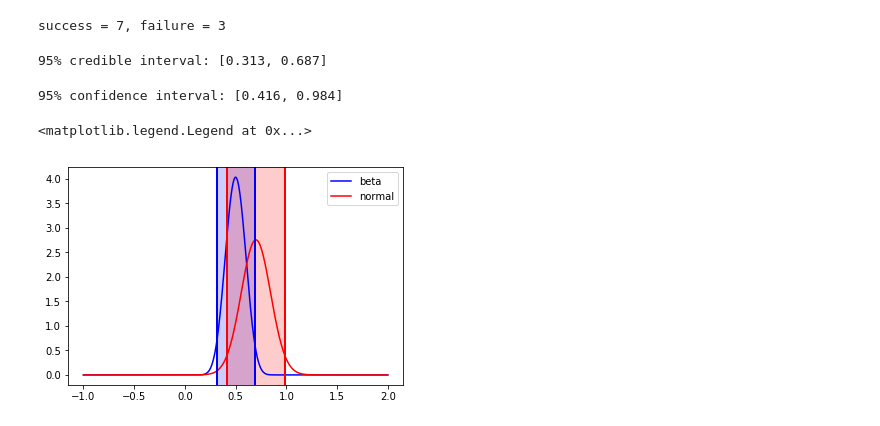
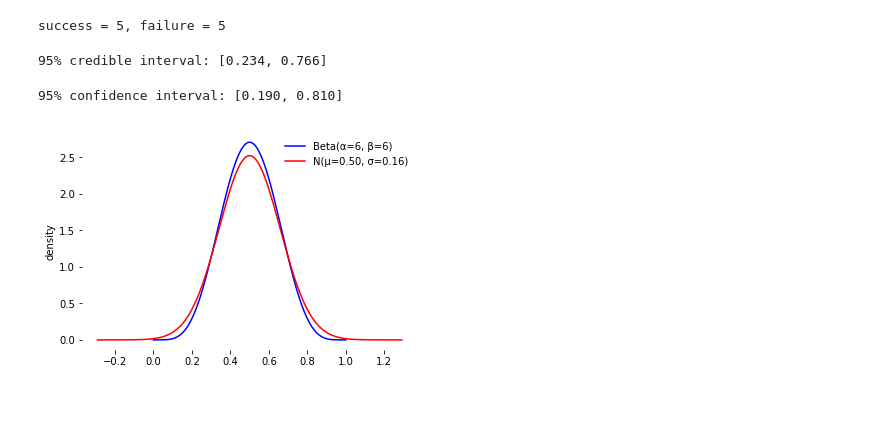
Before and after one commit to shawlu95/Data-Science-Toolbox, a Jupyter notebook: concepts/credible_interval.ipynb, the cells around one changed output. Cells and saved outputs as stored; diff of their text form; code cells hidden in the pictures.

```diff
--- a/concepts/credible_interval.ipynb
+++ b/concepts/credible_interval.ipynb
@@ -4,18 +4,18 @@ from scipy.stats import beta, t, norm
 from scipy.special import btdtri
 import matplotlib.pyplot as plt
 # %%
-p = 0.61
+p = 0.5
 n = 10
-
-prior_a = 6
-prior_b = 10
 
 success = np.random.binomial(p=p, n=n)
 failure = n - success
 print("success = %i, failure = %i"%(success, failure))
 # %% [output]
-success = 7, failure = 3
+success = 5, failure = 5
 # %%
+prior_a = 1
+prior_b = 1
+
 a = prior_a + success
 b = prior_b + failure
 rv = beta(a, b)
@@ -25,7 +25,7 @@ b_lo = btdtri(a, b, 0.025)
 
 print("95%% credible interval: [%.3f, %.3f]"%(b_lo, b_up))
 # %% [output]
-95% credible interval: [0.313, 0.687]
+95% credible interval: [0.234, 0.766]
 # %%
 p_hat = success / n
 se = np.sqrt(p_hat * (1 - p_hat) / n)
@@ -35,26 +35,27 @@ f_lo = p_hat - 1.96 * se
 
 print("95%% confidence interval: [%.3f, %.3f]"%(f_lo, f_up))
 # %% [output]
-95% confidence interval: [0.416, 0.984]
+95% confidence interval: [0.190, 0.810]
-# %%
-x = np.linspace(-1, 2, 1000)
-
-fig, ax = plt.subplots()
-
-ax.plot(x, rv.pdf(x), color='blue')
-ax.plot(x, norm.pdf(x, loc=p_hat, scale=se), color='r')
-
-# bayesian credible interval
-right_line = ax.axvline(b_up, lw=2, color='blue')
-left_line = ax.axvline(b_lo, lw=2, color='blue')
-fill = ax.axvspan(b_lo, b_up, alpha=0.2, color='blue')
-
-# frequentist confidence interval
-right_line = ax.axvline(f_up, lw=2, color='r')
-left_line = ax.axvline(f_lo, lw=2, color='r')
-fill = ax.axvspan(f_lo, f_up, alpha=0.2, color='r')
-
-ax.legend(["beta", "normal"])
-# %% [output]
-<matplotlib.legend.Legend at 0x...>
-[figure, removed]
+# %%
+fig, ax = plt.subplots()
+
+x = np.linspace(0, 1, 1000)
+ax.plot(x, rv.pdf(x), color='blue')
+
+x = np.linspace(p_hat - 5 * se, p_hat + 5 * se, 1000)
+ax.plot(x, norm.pdf(x, loc=p_hat, scale=se), color='r')
+
+ax.legend(["Beta(\u03B1=%i, \u03B2=%i)"%(a, b), "N(\u03BC=%.2f, \u03C3=%.2f)"%(p_hat, se)], frameon=False)
+ax.set_ylabel("density")
+
+# title = "success %i, failure %i"%(success, failure)
+# ax.set_xlabel(title)
+
+# minimalism style
+# ax.tick_params(top=False, bottom=False, left=False, right=False, labelleft=False, labelbottom=True)
+for spine in plt.gca().spines.values():
+    spine.set_visible(False)
+
+plt.savefig("outputs/ci_compare_2.png")
+# %% [output]
+[figure, added]
```
Also changed, not shown: parts of 1 cell of this notebook.
